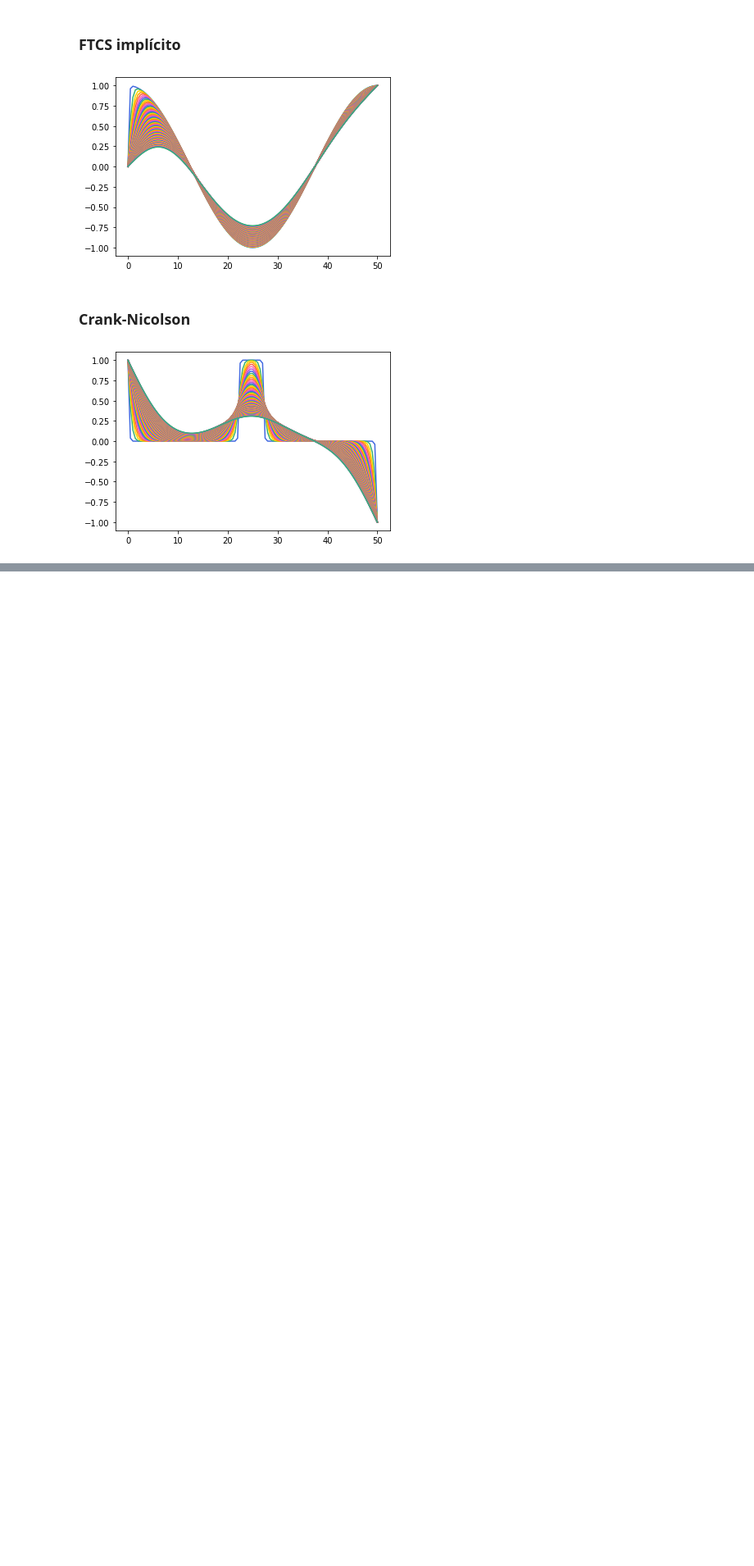
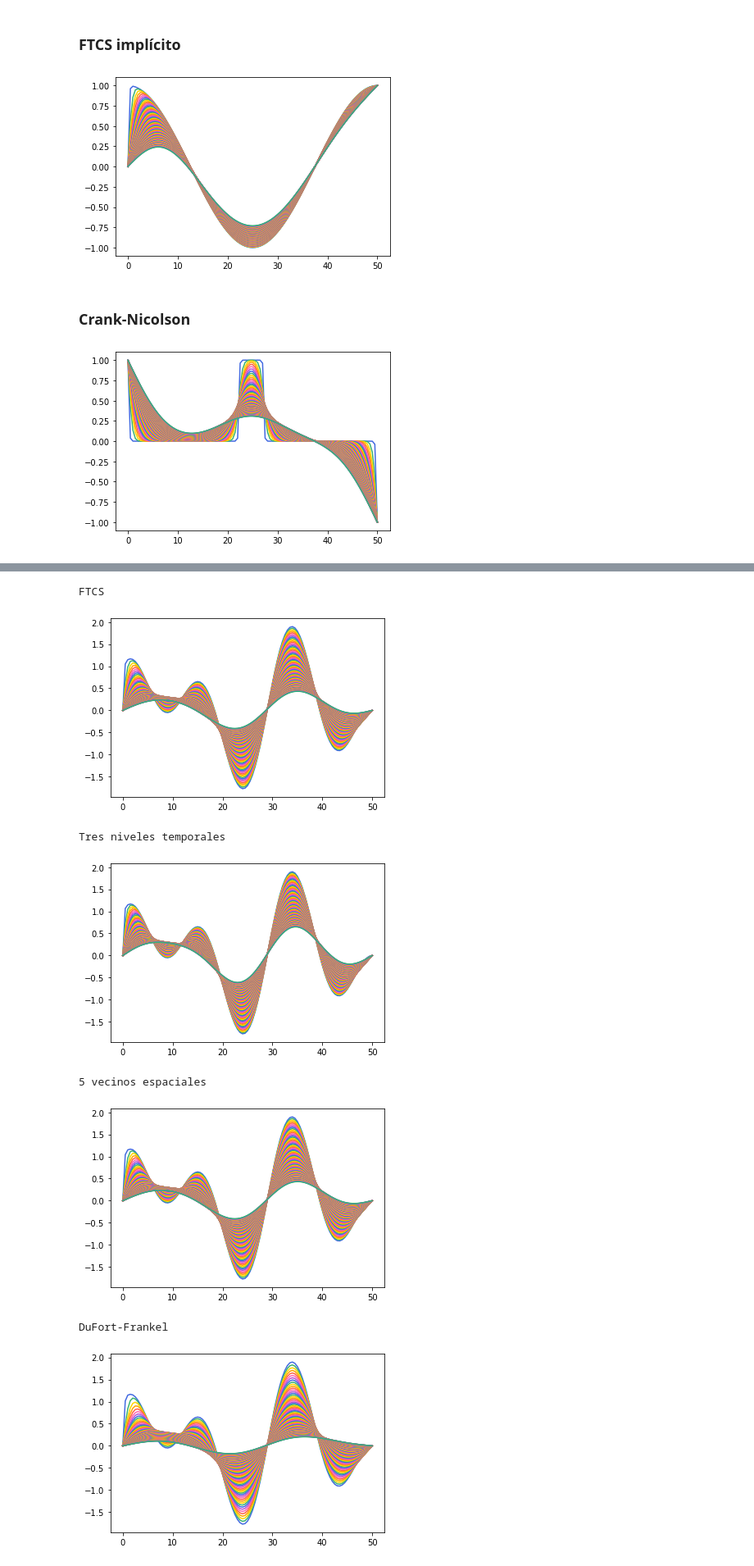
Before and after one commit to eerii/cilantro, a Jupyter notebook: tema_07/transporte.ipynb, the cells around one changed output, grey strips where cells are left out. Shown at 82% size. Saved outputs shown, nothing was run; the diff lists cells and outputs as text; code cells hidden in the pictures; blank space fills up the shorter version.

```diff
--- a/tema_07/transporte.ipynb
+++ b/tema_07/transporte.ipynb
@@ -231,0 +289,51 @@ for i in range(it_t):
+# %%
+# Coeficientes
+
+coeficientes = {
+    "FTCS": ({
+        -1: s,
+        0: 1 - 2*s,
+        1: s
+    }, {}),
+
+    "Tres niveles temporales": ({
+        -1: 2*s/3,
+        0: (4/3)*(1 - s),
+        1: 2*s/3
+    }, {
+        -1: -1/3
+    }),
+
+    "5 vecinos espaciales": ({
+        -2: -s/12,
+        -1: 4*s/3,
+        0: 1 - 5*s/2,
+        1: 4*s/3,
+        2: -s/12
+    }, {}),
+
+    "DuFort-Frankel": ({
+        -1: (2*s)/(1 + 2*s),
+        0: 0,
+        1: (2*s)/(1 + 2*s)
+    }, {
+        -1: (1 - 2*s)/(1 + 2*s)
+    }),
+}
+# %%
+T = np.cos(np.linspace(0, 6*np.pi, N+1)) + np.sin(np.linspace(0, 3*np.pi + 0.5*np.pi, N+1))
+cf = (0, 0)
+
+for c in coeficientes:
+    print(c)
+    ecuacion_transporte_vi(T, cf, *coeficientes[c])
+    plt.show()
+# %% [output]
+FTCS
+[figure, added]
+Tres niveles temporales
+[figure, added]
+5 vecinos espaciales
+[figure, added]
+DuFort-Frankel
+[figure, added]
```
Also changed, not shown: parts of 6 cells of this notebook.
